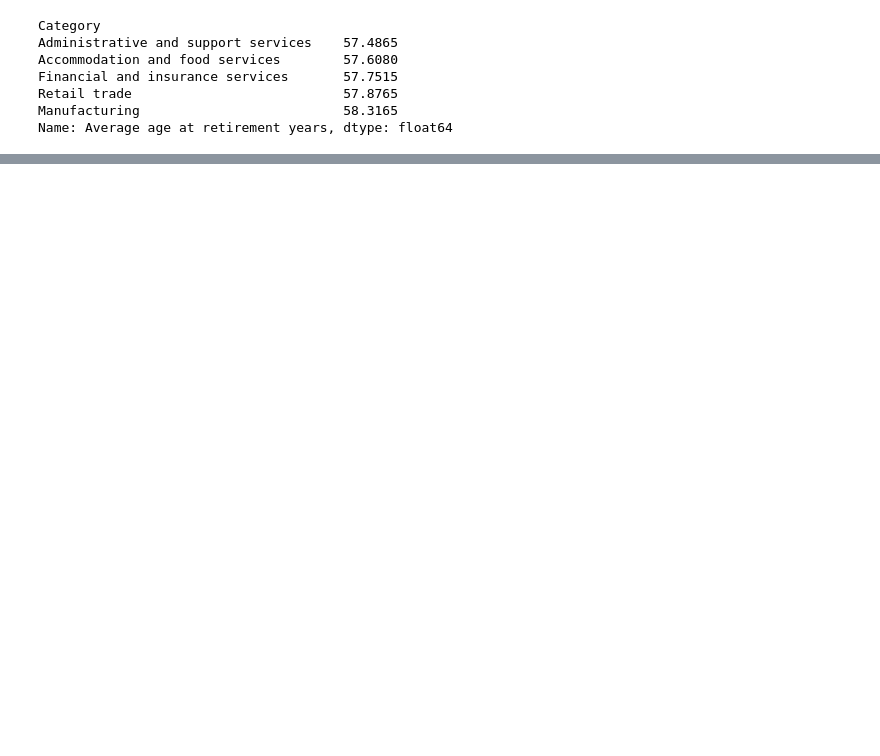
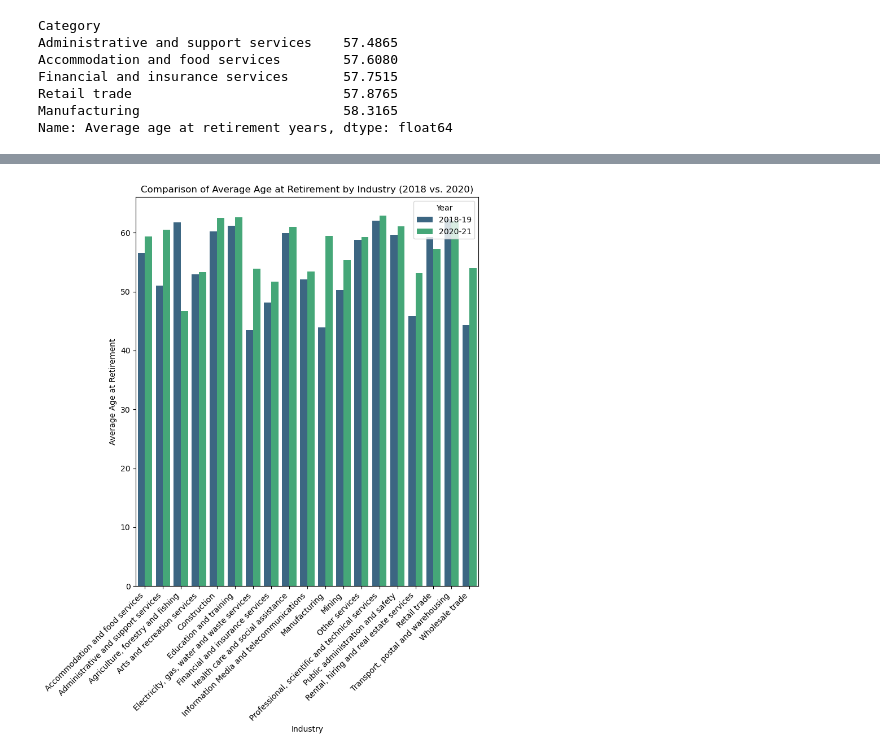
Before and after one commit to braydonnugent/Project1_Group4, a Jupyter notebook: question1_SV.ipynb, the cells around one changed output, grey strips where cells are left out. Drawn from its saved outputs; the diff is of its cells as text; code cells hidden in the pictures; blank space fills up the shorter version.

```diff
--- a/question1_SV.ipynb
+++ b/question1_SV.ipynb
@@ -165,0 +230,24 @@ Name: Average age at retirement years, dtype: float64
+# %%
+# avg age value by category and comparing two years
+# Convert 'Year' column to datetime type if it's not already
+#retirement_df['Year'] = pd.to_datetime(retirement_df['Year']
+# Convert 'Year' column to datetime type if it's not already
+#retirement_df['Year'] = pd.to_datetime(retirement_df['Year'].str.split('-').str[0], format='%Y')
+# Assuming you want to convert to string
+#retirement_df['Year'] = retirement_df['Year'].astype(str)
+#retirement_df['Year'] = pd.to_datetime(retirement_df['Year'])
+
+# Filter the DataFrame for the years 2018 and 2020
+selected_years = ["2018-19", "2020-21"]
+filtered_data_byyears = retirement_df[retirement_df['Year'].isin(selected_years)]
+
+print(filtered_data_byyears)
+# Calculate the average age to retire by industry
+average_age_by_industry_years = filtered_data_byyears.groupby(['Year', 'Category'])['Average age at retirement years'].mean()
+
+# Convert the result to a DataFrame
+average_age_by_industry_year_df = average_age_by_industry_years.reset_index()
+
+# Display the result
+#print(len("retirement_df"))
+#print(len(average_age_by_industry_year_df))
@@ -165,0 +272,18 @@ Name: Average age at retirement years, dtype: float64
+# %%
+# chart showing year 2018 and 2020
+import seaborn as sns
+
+# Create a bar plot using seaborn
+#sorted_df = average_age_by_industry_df.sort_values(by='Average age at retirement years', ascending=False)
+plt.figure(figsize=(8, 10))
+sns.barplot(x='Category', y='Average age at retirement years', hue='Year', data=average_age_by_industry_year_df, palette='viridis')
+plt.xlabel('Industry')
+plt.ylabel('Average Age at Retirement')
+plt.title('Comparison of Average Age at Retirement by Industry (2018 vs. 2020)')
+plt.legend(title='Year')
+plt.xticks(rotation=45, ha='right')  # Rotate category labels for better visibility
+plt.tight_layout()
+
+# Display
+# %% [output]
+[figure, added]
```
Also changed, not shown: parts of 13 cells of this notebook.
